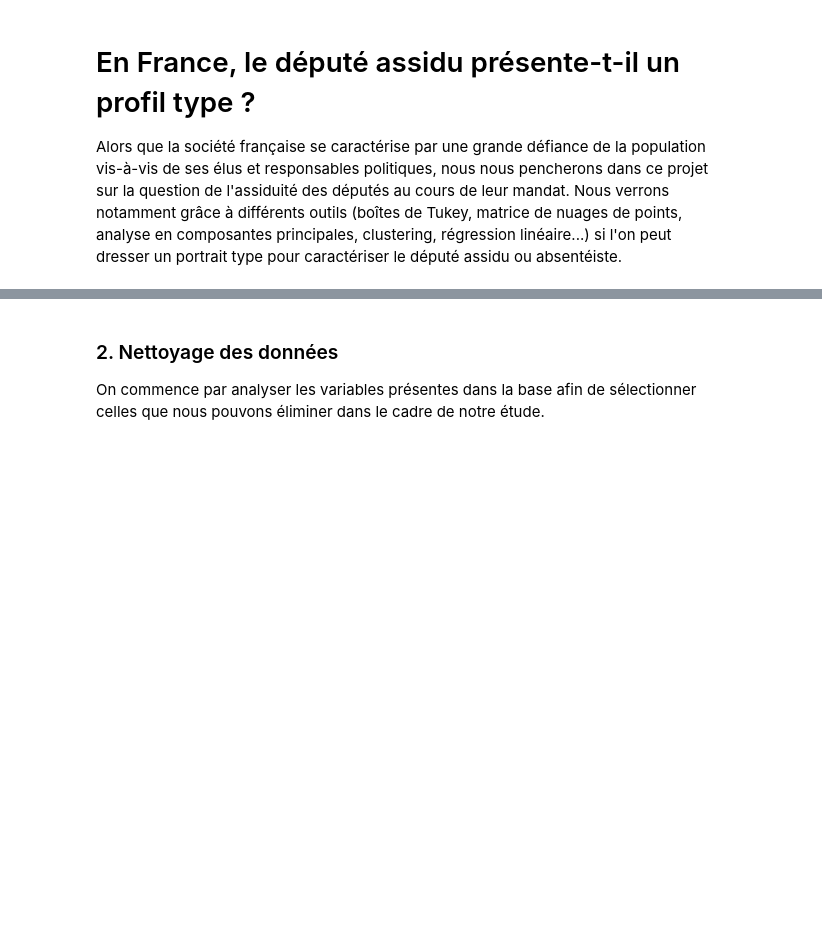
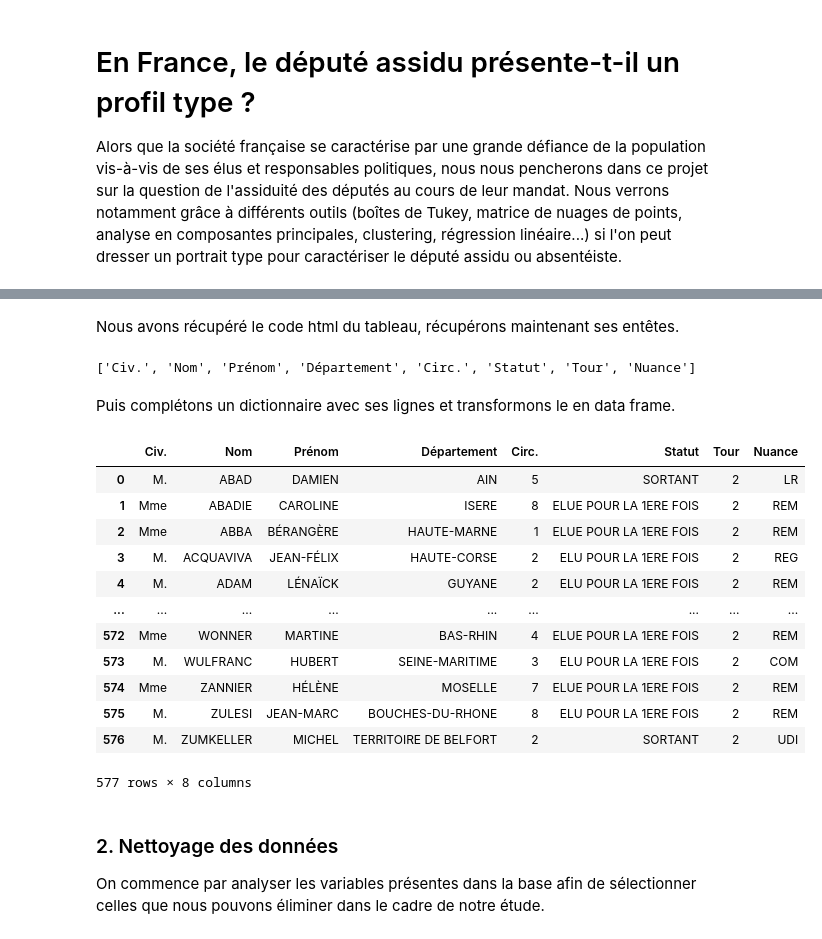
Before and after one commit to APlamont/AssemblyAttendance, a Jupyter notebook: Code/Projet Python pour le Data Scientist.ipynb, the cells around one changed output, grey strips where cells are left out. Cells and saved outputs as stored; diff of their text form; code cells hidden in the pictures; blank space fills up the shorter version.

Commit message:
Webscraping pour l'ajout d'une variable

```diff
--- a/Code/Projet Python pour le Data Scientist.ipynb
+++ b/Code/Projet Python pour le Data Scientist.ipynb
@@ -40,3 +43,51 @@ df
+# %%
+# On récupère le code source de la page afin d'en extraire le tableau
+from urllib import request
+import bs4
+
+request_text = request.urlopen("http://www2.assemblee-nationale.fr/elections/liste/2017/resultats/RESULTAT").read()
+page = bs4.BeautifulSoup(request_text, "html")
+tableau_html = page.find("table") # on extrait le tableau d'intérêt de la page html
+# %% [markdown]
+Nous avons récupéré le code html du tableau, récupérons maintenant ses entêtes.
+# %%
+entetes = tableau_html.find('thead')
+entetes = entetes.find('tr')
+entetes = entetes.find_all('th')
+entetes = [entete.text.strip() for entete in entetes]
+print(entetes)
+# %% [output]
+['Civ.', 'Nom', 'Prénom', 'Département', 'Circ.', 'Statut', 'Tour', 'Nuance']
+# %% [markdown]
+Puis complétons un dictionnaire avec ses lignes et transformons le en data frame.
+# %%
+dict_tableau = {}
+for entete in entetes:
+    dict_tableau[entete] = []
+
+corps_tableau = tableau_html.find('tbody')
+lignes_tableau = corps_tableau.find_all('tr')
+for ligne in lignes_tableau:
+    colonnes = ligne.find_all('td')
+    for i, element in enumerate(colonnes):
+        dict_tableau[entetes[i]].append(element.text.strip())
+
+df2 = pd.DataFrame.from_dict(dict_tableau)
+df2
+# %% [output]
+|  | Civ. | Nom | Prénom | Département | Circ. | Statut | Tour | Nuance |
+| 0 | M. | ABAD | DAMIEN | AIN | 5 | SORTANT | 2 | LR |
+| 1 | Mme | ABADIE | CAROLINE | ISERE | 8 | ELUE POUR LA 1ERE FOIS | 2 | REM |
+| 2 | Mme | ABBA | BÉRANGÈRE | HAUTE-MARNE | 1 | ELUE POUR LA 1ERE FOIS | 2 | REM |
+| 3 | M. | ACQUAVIVA | JEAN-FÉLIX | HAUTE-CORSE | 2 | ELU POUR LA 1ERE FOIS | 2 | REG |
+| 4 | M. | ADAM | LÉNAÏCK | GUYANE | 2 | ELU POUR LA 1ERE FOIS | 2 | REM |
+| ... | ... | ... | ... | ... | ... | ... | ... | ... |
+| 572 | Mme | WONNER | MARTINE | BAS-RHIN | 4 | ELUE POUR LA 1ERE FOIS | 2 | REM |
+| 573 | M. | WULFRANC | HUBERT | SEINE-MARITIME | 3 | ELU POUR LA 1ERE FOIS | 2 | COM |
+| 574 | Mme | ZANNIER | HÉLÈNE | MOSELLE | 7 | ELUE POUR LA 1ERE FOIS | 2 | REM |
+| 575 | M. | ZULESI | JEAN-MARC | BOUCHES-DU-RHONE | 8 | ELU POUR LA 1ERE FOIS | 2 | REM |
+| 576 | M. | ZUMKELLER | MICHEL | TERRITOIRE DE BELFORT | 2 | SORTANT | 2 | UDI |
+577 rows × 8 columns
 # %% [markdown]
 ### 2. Nettoyage des données
 
```
Also changed, not shown: parts of 3 cells of this notebook.
